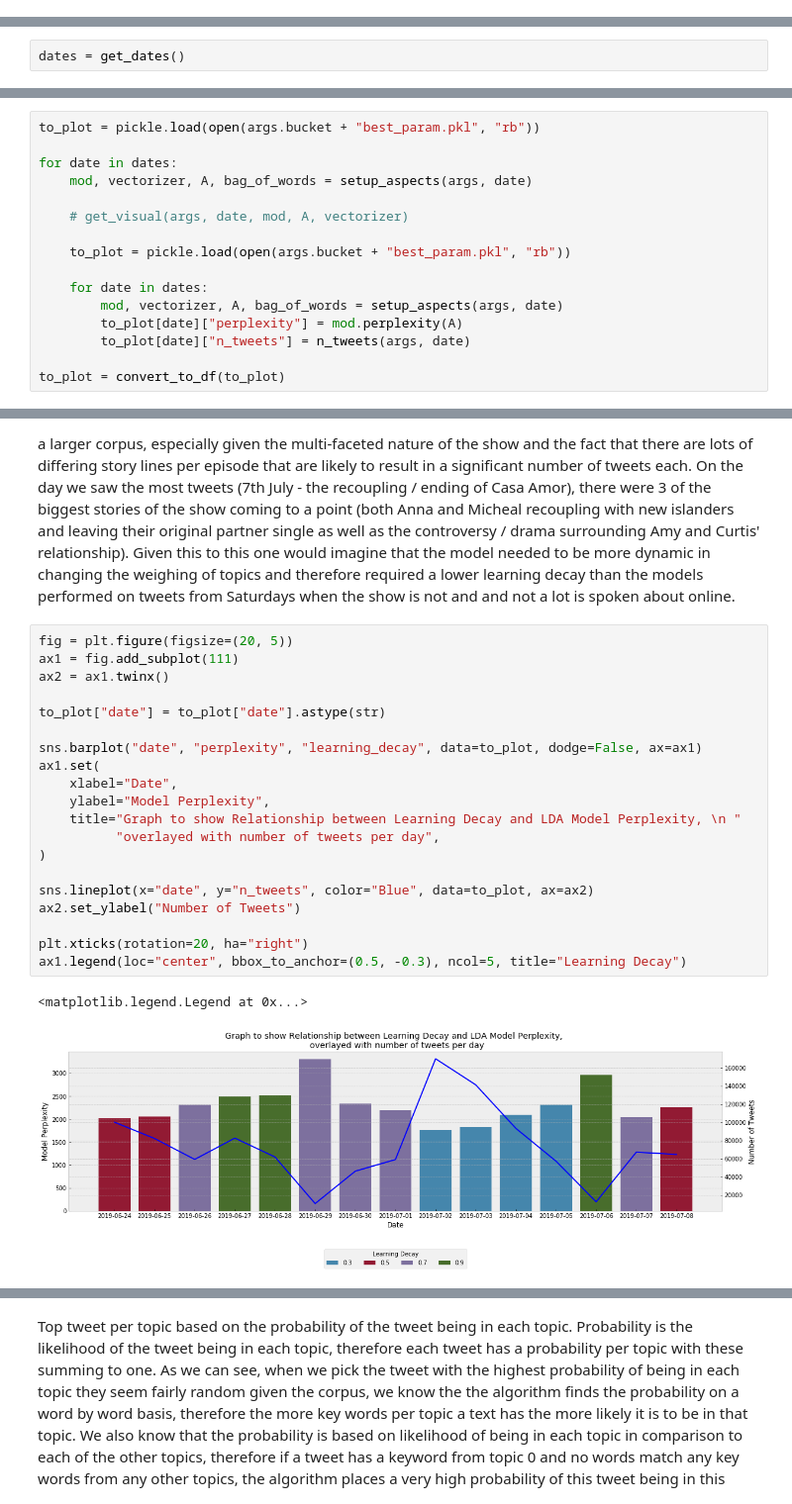
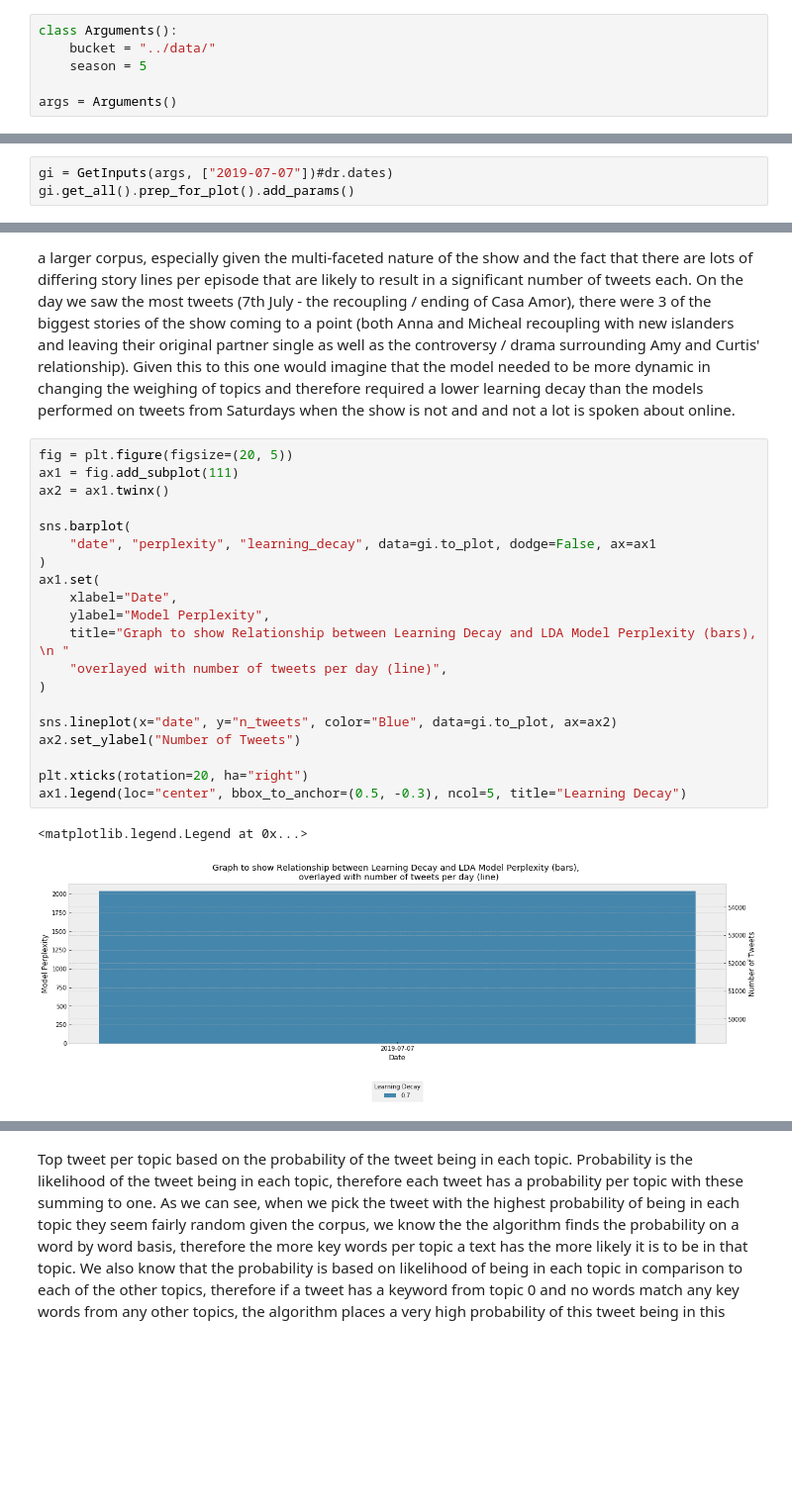
Before and after one commit to watson-sam/loveisland, a Jupyter notebook: notebooks/Topic Models.ipynb, the cells around one changed output, grey strips where cells are left out. Shown: that part at 99% size. Saved outputs shown, nothing was run; the diff lists cells and outputs as text; blank space fills up the shorter version.

```diff
--- a/notebooks/Topic Models.ipynb
+++ b/notebooks/Topic Models.ipynb
@@ -29 +22,7 @@ plt.style.use("bmh")
+# %%
+class Arguments():
+    bucket = "../data/"
+    season = 5
+
+args = Arguments()
 # %%
@@ -40,2 +44,0 @@ def get_dates(start_date="2019-06-24", end_date="2019-07-08"):
-# %%
-dates = get_dates()
@@ -139,16 +69,0 @@ def top_topic(df):
-# %%
-to_plot = pickle.load(open(args.bucket + "best_param.pkl", "rb"))
-
-for date in dates:
-    mod, vectorizer, A, bag_of_words = setup_aspects(args, date)
-
-    # get_visual(args, date, mod, A, vectorizer)
-
-    to_plot = pickle.load(open(args.bucket + "best_param.pkl", "rb"))
-
-    for date in dates:
-        mod, vectorizer, A, bag_of_words = setup_aspects(args, date)
-        to_plot[date]["perplexity"] = mod.perplexity(A)
-        to_plot[date]["n_tweets"] = n_tweets(args, date)
-
-to_plot = convert_to_df(to_plot)
@@ -156,0 +185,3 @@ KeyboardInterrupt:
+# %%
+gi = GetInputs(args, ["2019-07-07"])#dr.dates)
+gi.get_all().prep_for_plot().add_params()
@@ -163,23 +196,23 @@ One could argue that their is a negative correlation between the number of tweet
 # %%
 fig = plt.figure(figsize=(20, 5))
 ax1 = fig.add_subplot(111)
 ax2 = ax1.twinx()
 
-to_plot["date"] = to_plot["date"].astype(str)
-
-sns.barplot("date", "perplexity", "learning_decay", data=to_plot, dodge=False, ax=ax1)
+sns.barplot(
+    "date", "perplexity", "learning_decay", data=gi.to_plot, dodge=False, ax=ax1
+)
 ax1.set(
     xlabel="Date",
     ylabel="Model Perplexity",
-    title="Graph to show Relationship between Learning Decay and LDA Model Perplexity, \n "
-          "overlayed with number of tweets per day",
+    title="Graph to show Relationship between Learning Decay and LDA Model Perplexity (bars), \n "
+    "overlayed with number of tweets per day (line)",
 )
 
-sns.lineplot(x="date", y="n_tweets", color="Blue", data=to_plot, ax=ax2)
+sns.lineplot(x="date", y="n_tweets", color="Blue", data=gi.to_plot, ax=ax2)
 ax2.set_ylabel("Number of Tweets")
 
 plt.xticks(rotation=20, ha="right")
 ax1.legend(loc="center", bbox_to_anchor=(0.5, -0.3), ncol=5, title="Learning Decay")
 # %% [output]
 <matplotlib.legend.Legend at 0x...>
-[figure, old version]
+[figure, new version]
```
Also changed, not shown: parts of 23 cells of this notebook, 9 other files.
